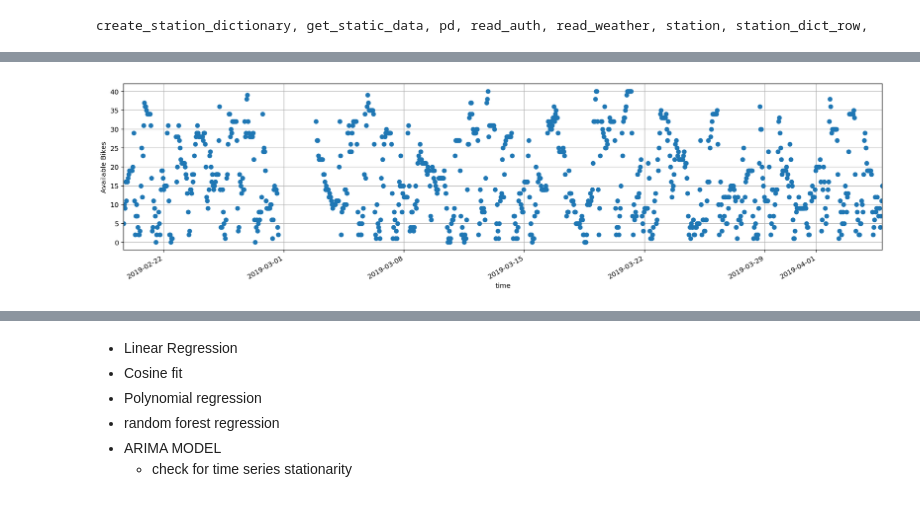
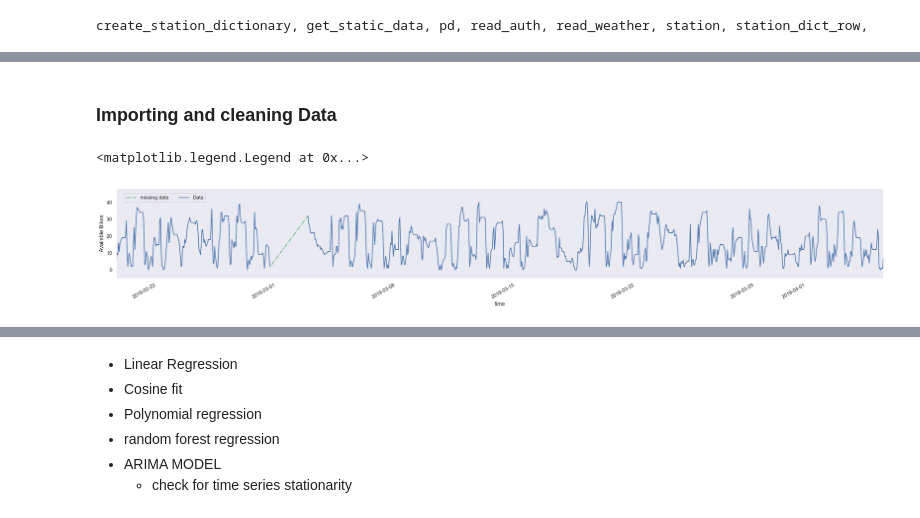
Before and after one commit to seprojectgroup19/main, a Jupyter notebook: model/Model-ARIMA.ipynb, the cells around one changed output, grey strips where cells are left out. Cells and saved outputs as stored; diff of their text form; code cells hidden in the pictures.

```diff
--- a/model/Model-ARIMA.ipynb
+++ b/model/Model-ARIMA.ipynb
@@ -3,13 +3,16 @@ from Authenticator import read_auth
 import matplotlib.pyplot as plt
 from datetime import datetime
 import ReadFromDB as RDB
+import seaborn as sns
 import pandas as pd
 import numpy as np
 import scipy as sc
 import warnings
 import time
 
+
 %matplotlib inline
 %config InlineBackend.figure_format = 'retina'
 warnings.filterwarnings('ignore')
+sns.set(style="dark")
 # %%
@@ -25,3 +29,5 @@ create_station_dictionary, get_static_data, pd, read_auth, read_weather, station
+# %% [markdown]
+### Importing and cleaning Data
 # %%
 static_data = RDB.get_static_data()
 station_numbers = list(static_data['number'].astype(int))
@@ -44,26 +50,32 @@ station_data.last_updated = station_data.last_updated.apply(convert)
 station_data.last_updated = pd.to_datetime(station_data.last_updated)
 
 # set timestamp as index
-data = station_data.set_index('last_updated')
+station_data = station_data.set_index('last_updated')
+station_data.index.name='time'
 
 # sorting indices (should be redundant)
-data.sort_index(inplace=True)
-data.index.name='time'
+station_data.sort_index(inplace=True)
 
 # resampling data to every half hour
 timestep = 60
-data = data.resample(f'{timestep}T').mean()
+station_data = station_data.resample(f'{timestep}T').mean()
 
 # drop NaN, round float to int.
-data = data.dropna()
-data = data.round(0).astype(int)
+station_data = station_data.dropna()
+station_data = station_data.round(0).astype(int)
 
 # copy of indices
-index = data.index
+index = station_data.index.values
-# %%
-plt.figure(figsize=(20,5))
-plot = data['available_bikes'].plot(style='o')
-plot.set_ylabel('Available Bikes')
-plt.grid(True, which='both')
-# %% [output]
-[figure, removed]
+# %%
+plt.figure(figsize=(30,4))
+## some data is missing. scraper stopper working.
+plot = station_data['available_bikes'].plot(style='g-.')
+plot = station_data['available_bikes'].loc[:'2019-03-01 00:15:00'].plot(style='b-')
+plot = station_data['available_bikes'].loc['2019-03-01 00:15:00':].plot(style='b-')
+
+plt.ylabel('Available Bikes')
+plt.ylim([-5,48])
+plt.legend(['missing data','Data'], bbox_to_anchor=(0.01, 0.85, 1., .102), loc=3, ncol=2, borderaxespad=0.)
+# %% [output]
+<matplotlib.legend.Legend at 0x...>
+[figure, added]
```
Also changed, not shown: parts of 26 cells of this notebook, 3 other files.
